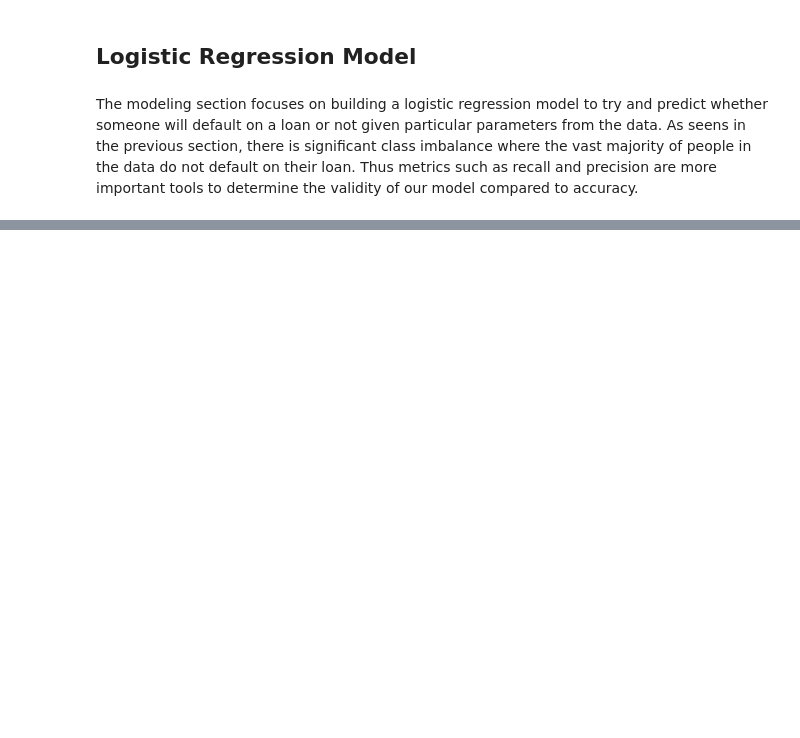
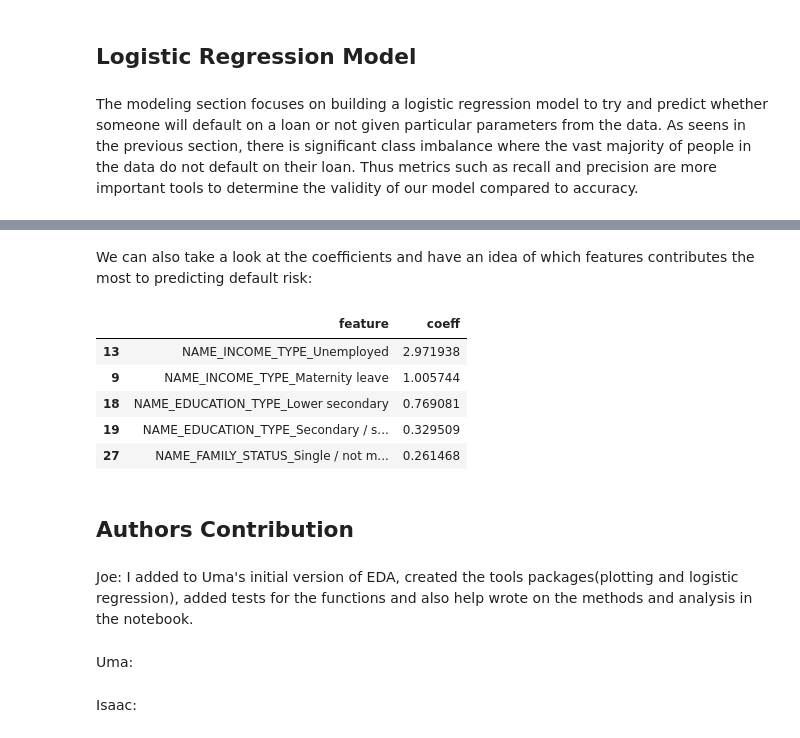
Before and after one commit to UCB-stat-159-s22/hw07-Group11, a Jupyter notebook: main.ipynb, the cells around one changed output, grey strips where cells are left out. Saved outputs shown, nothing was run; the diff lists cells and outputs as text; code cells hidden in the pictures; blank space fills up the shorter version.

```diff
--- a/main.ipynb
+++ b/main.ipynb
@@ -396,0 +263,19 @@ Maximizing precision will minimize the number false positives, whereas maximizin
+# %% [markdown]
+We can also take a look at the coefficients and have an idea of which features contributes the most to predicting default risk:
+# %%
+coefficients.sort_values(by='coeff',ascending=False).head()
+# %% [output]
+|  | feature | coeff |
+| 13 | NAME_INCOME_TYPE_Unemployed | 2.971938 |
+| 9 | NAME_INCOME_TYPE_Maternity leave | 1.005744 |
+| 18 | NAME_EDUCATION_TYPE_Lower secondary | 0.769081 |
+| 19 | NAME_EDUCATION_TYPE_Secondary / s... | 0.329509 |
+| 27 | NAME_FAMILY_STATUS_Single / not m... | 0.261468 |
+# %% [markdown]
+## Authors Contribution
+# %% [markdown]
+Joe: I added to Uma's initial version of EDA, created the tools packages(plotting and logistic regression), added tests for the functions and also help wrote on the methods and analysis in the notebook.
+# %% [markdown]
+Uma:
+# %% [markdown]
+Isaac:
```
Also changed, not shown: parts of 30 cells of this notebook, 12 other files.
